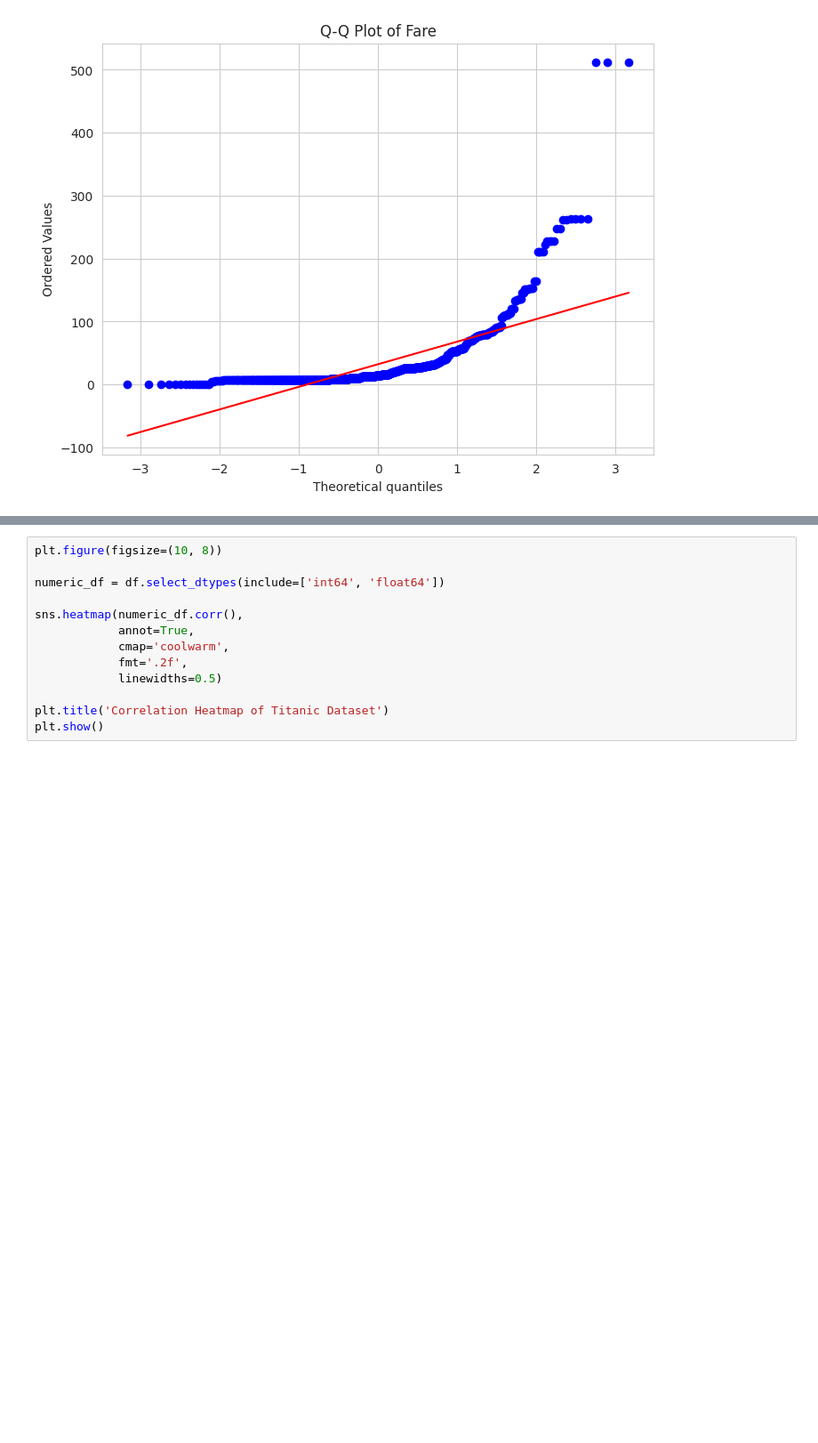
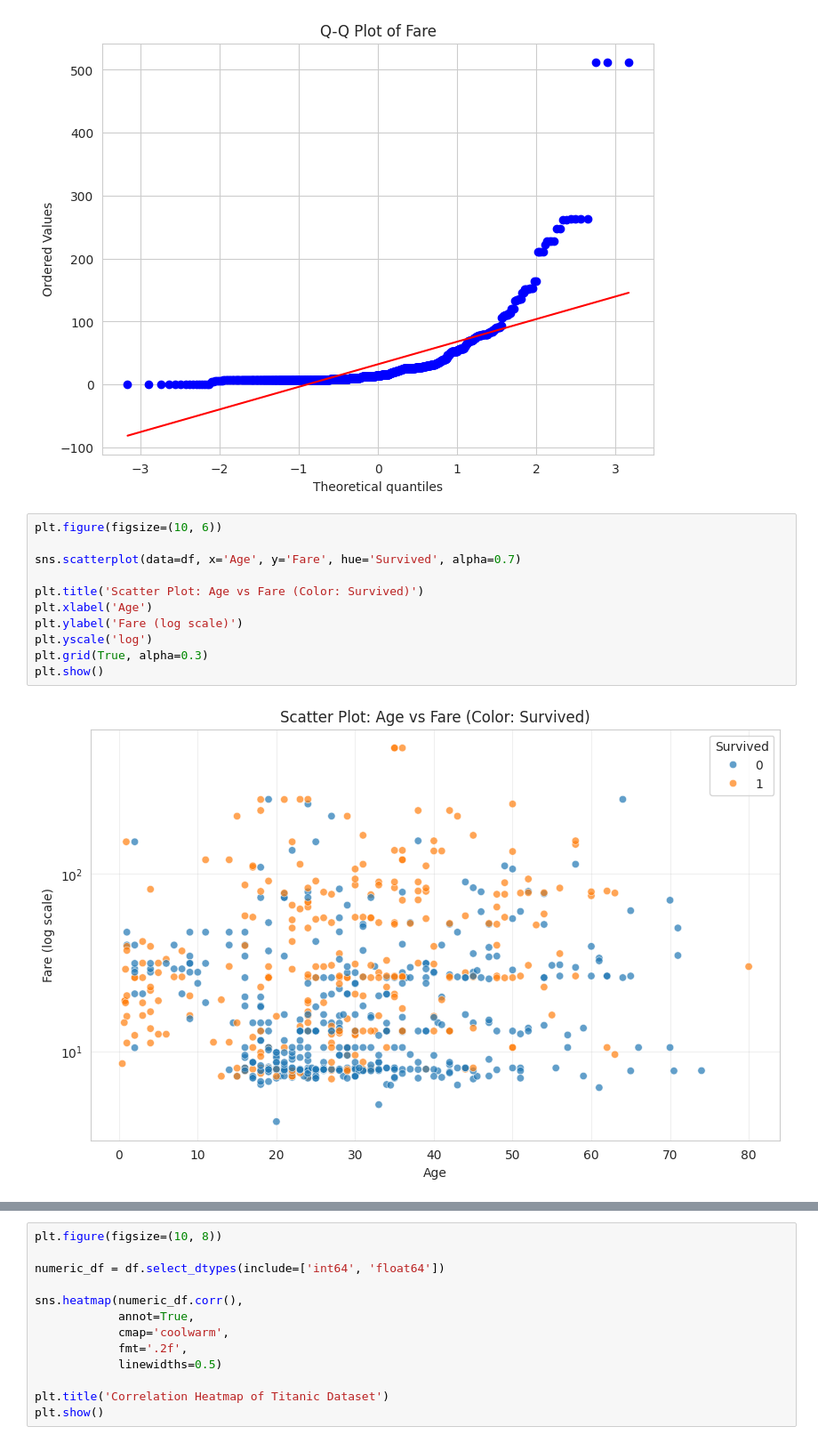
Before and after one commit to karinamomtaz-jpg/-Fractional_Knapsack, a Jupyter notebook: C231492_Titanic_Visualization.ipynb, the cells around one changed output, grey strips where cells are left out. Shown at 89% size. Saved outputs shown, nothing was run; the diff lists cells and outputs as text; blank space fills up the shorter version.

```diff
--- a/C231492_Titanic_Visualization.ipynb
+++ b/C231492_Titanic_Visualization.ipynb
@@ -139,6 +139,19 @@ plt.grid(True)
 plt.show()
 # %% [output]
 [figure]
+# %%
+plt.figure(figsize=(10, 6))
+
+sns.scatterplot(data=df, x='Age', y='Fare', hue='Survived', alpha=0.7)
+
+plt.title('Scatter Plot: Age vs Fare (Color: Survived)')
+plt.xlabel('Age')
+plt.ylabel('Fare (log scale)')
+plt.yscale('log')
+plt.grid(True, alpha=0.3)
+plt.show()
+# %% [output]
+[figure, added]
 # %%
 plt.figure(figsize=(10, 6))
 
```
Also changed, not shown: parts of 3 cells of this notebook.
